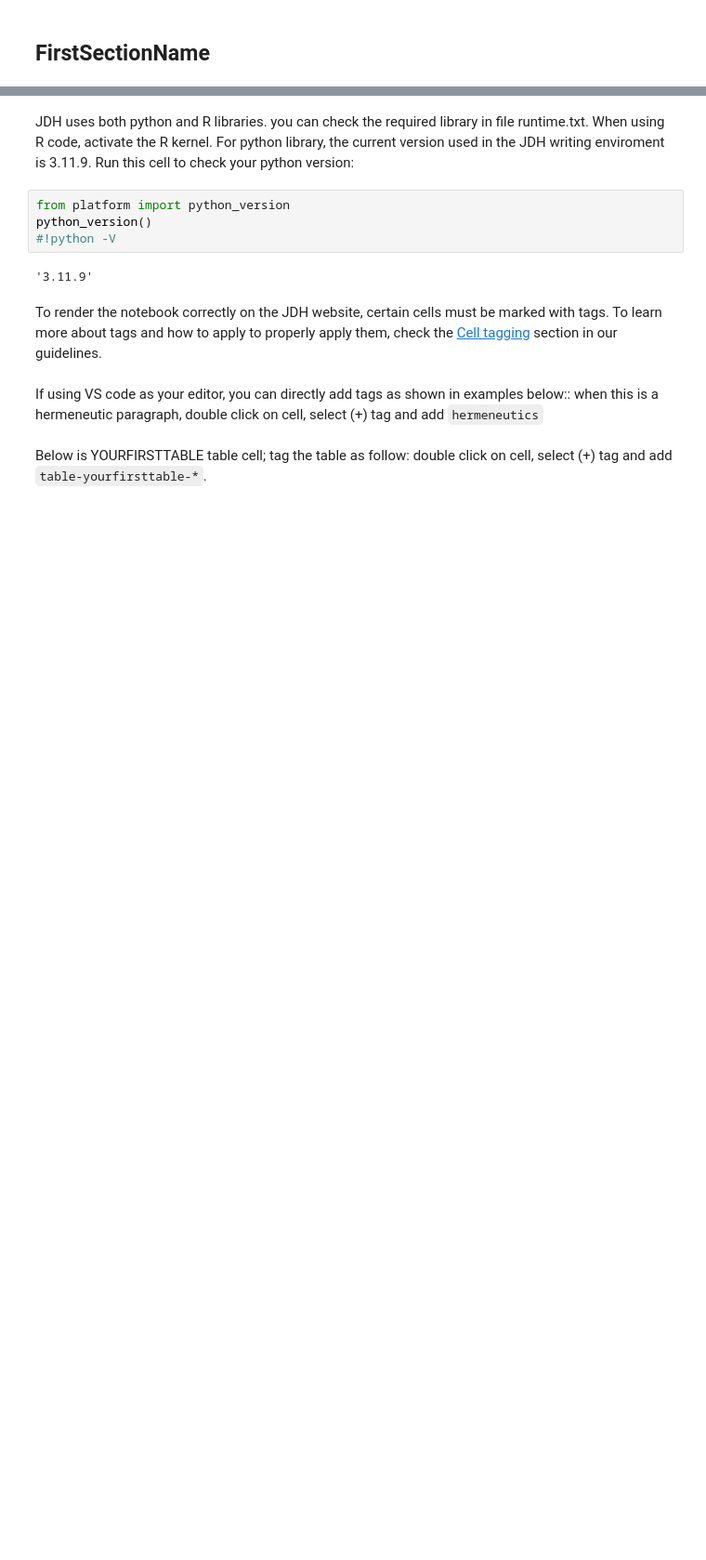
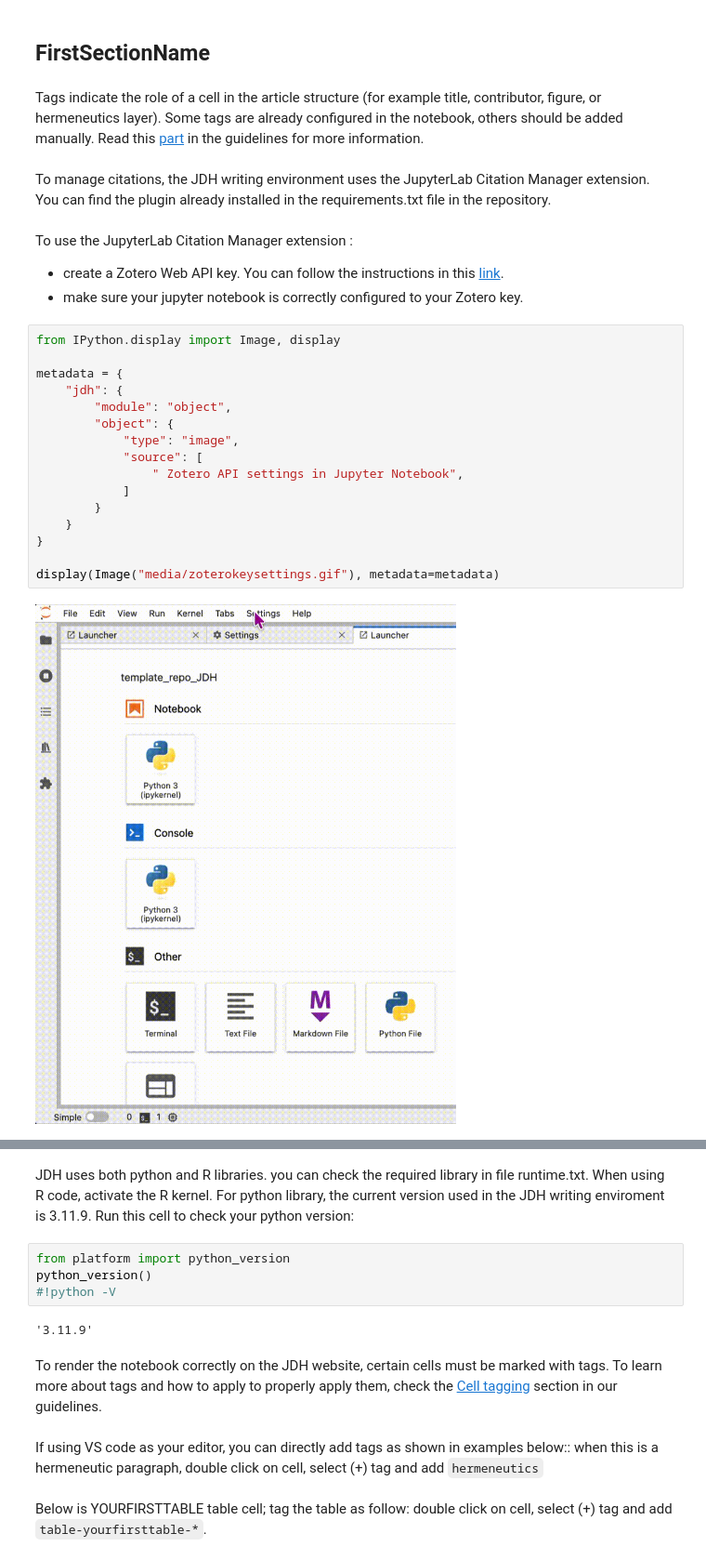
Before and after one commit to C2DH/template_repo_JDH, a Jupyter notebook: article.ipynb, the cells around one changed output, grey strips where cells are left out. Shown at 93% size. Drawn from its saved outputs; the diff is of its cells as text; blank space fills up the shorter version.

```diff
--- a/article.ipynb
+++ b/article.ipynb
@@ -70,2 +65,28 @@ In this section, citations could be inserted. To manage citations, the JDH writi
 # %% [markdown]
 ## FirstSectionName
+# %% [markdown]
+Tags indicate the role of a cell in the article structure (for example title, contributor, figure, or hermeneutics layer). Some tags are already configured in the notebook, others should be added manually. Read this [part](https://journalofdigitalhistory.org/en/guidelines/AuthorGuideline-styling#:~:text=Tags%20in%20JupyterLab-,10,-In%20JupyterLab%2C%20cell) in the guidelines for more information.
+# %% [markdown]
+To manage citations, the JDH writing environment uses the JupyterLab Citation Manager extension. You can find the plugin already installed in the requirements.txt file in the repository.
+# %% [markdown]
+To use the JupyterLab Citation Manager extension :
+- create a Zotero Web API key. You can follow the instructions in this [link](https://www.zotero.org/settings/keys/new).
+- make sure your jupyter notebook is correctly configured to your Zotero key.
+# %%
+from IPython.display import Image, display
+
+metadata = {
+    "jdh": {
+        "module": "object",
+        "object": {
+            "type": "image",
+            "source": [
+                " Zotero API settings in Jupyter Notebook",
+            ]
+        }
+    }
+}
+
+display(Image("media/zoterokeysettings.gif"), metadata=metadata)
+# %% [output]
+[figure, added]
```
Also changed, not shown: parts of 7 cells of this notebook, 2 other files.
